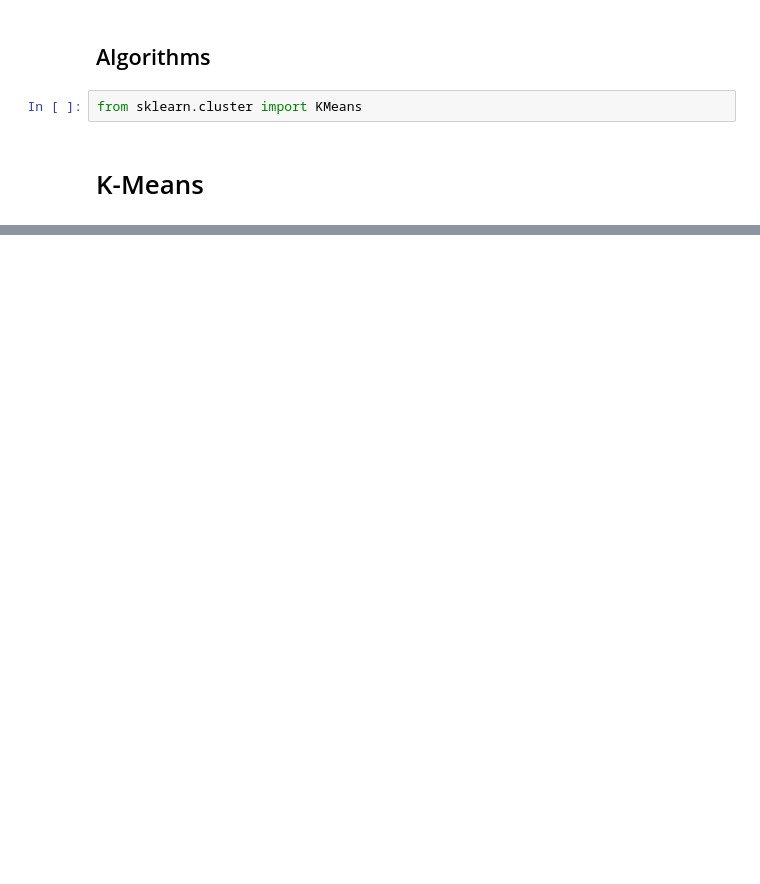
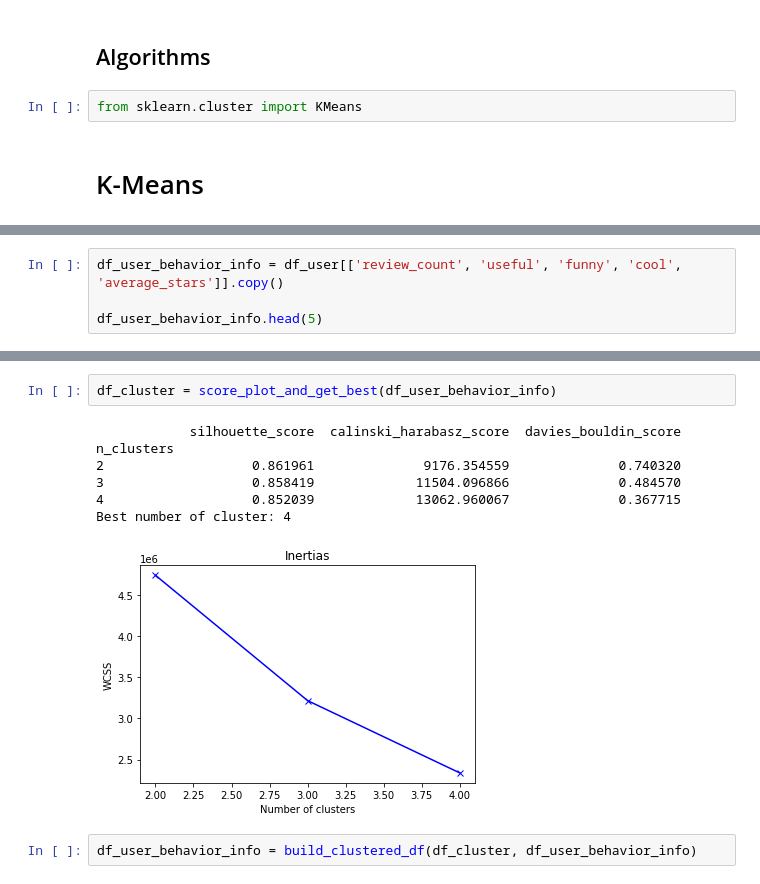
Before and after one commit to AT181903/YelpDatasetAnalysis, a Jupyter notebook: users_task.ipynb, the cells around one changed output, grey strips where cells are left out. Drawn from its saved outputs; the diff is of its cells as text; blank space fills up the shorter version.

```diff
--- a/users_task.ipynb
+++ b/users_task.ipynb
@@ -212,0 +176,4 @@ for combination in every_combinations:
+# %%
+df_user_behavior_info = df_user[['review_count', 'useful', 'funny', 'cool', 'average_stars']].copy()
+
+df_user_behavior_info.head(5)
@@ -212,0 +187,12 @@ for combination in every_combinations:
+# %%
+df_cluster = score_plot_and_get_best(df_user_behavior_info)
+# %% [output]
+            silhouette_score  calinski_harabasz_score  davies_bouldin_score
+n_clusters
+2                   0.861961              9176.354559              0.740320
+3                   0.858419             11504.096866              0.484570
+4                   0.852039             13062.960067              0.367715
+Best number of cluster: 4
+[figure, added]
+# %%
+df_user_behavior_info = build_clustered_df(df_cluster, df_user_behavior_info)
```
Also changed, not shown: parts of 20 cells of this notebook, 3 other files.
